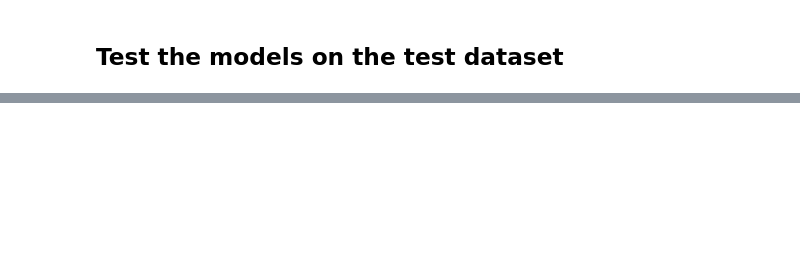
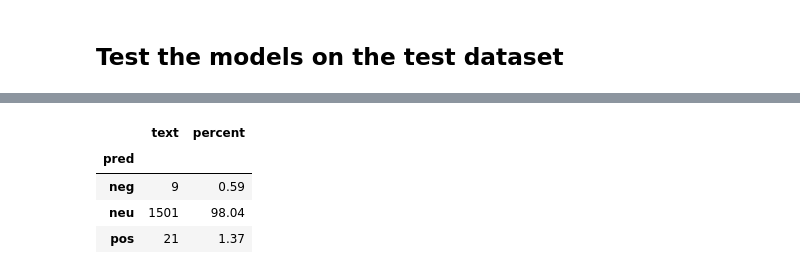
Before and after one commit to mredaoudi/Thesis, a Jupyter notebook: data_analysis/3_feature_based_prediction.ipynb, the cells around one changed output, grey strips where cells are left out. Saved outputs shown, nothing was run; the diff lists cells and outputs as text; code cells hidden in the pictures; blank space fills up the shorter version.

```diff
--- a/data_analysis/3_feature_based_prediction.ipynb
+++ b/data_analysis/3_feature_based_prediction.ipynb
@@ -123,0 +115,8 @@ nb
+# %%
+display(macron_bayes)
+# %% [output]
+|  | text | percent |
+| pred |  |  |
+| neg | 9 | 0.59 |
+| neu | 1501 | 98.04 |
+| pos | 21 | 1.37 |
```
Also changed, not shown: parts of 17 cells of this notebook, 3 other files.
